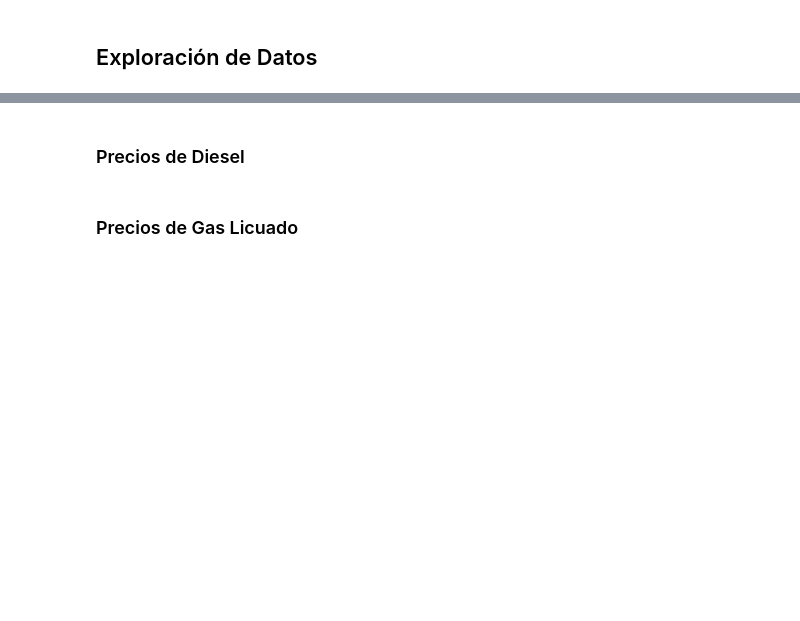
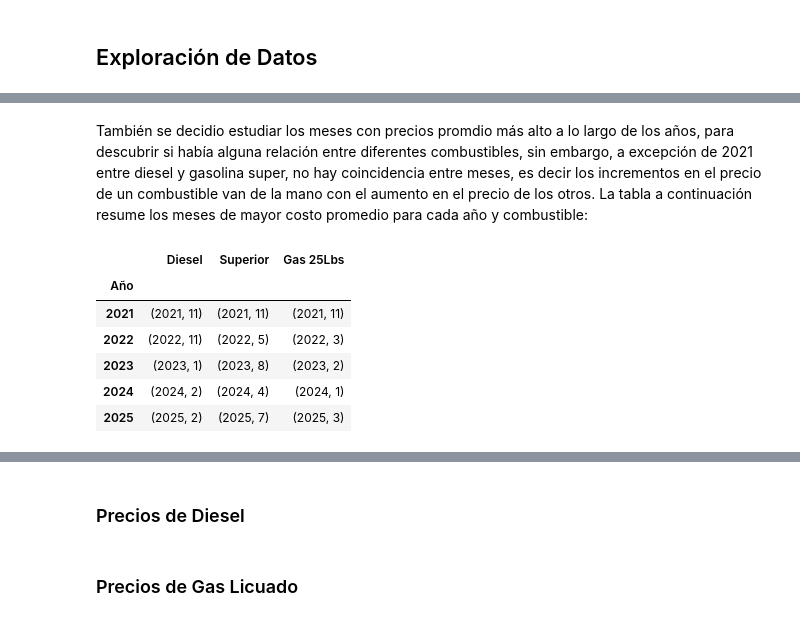
Before and after one commit to DanielRasho/DS-Lab1, a Jupyter notebook: report.ipynb, the cells around one changed output, grey strips where cells are left out. Drawn from its saved outputs; the diff is of its cells as text; code cells hidden in the pictures; blank space fills up the shorter version.

```diff
--- a/report.ipynb
+++ b/report.ipynb
@@ -101,0 +149,14 @@ plt.show()
+# %% [markdown]
+También se decidio estudiar los meses con precios promdio más alto a lo largo de los años, para descubrir si había alguna relación entre diferentes combustibles, sin embargo, a excepción de 2021 entre diesel y gasolina super, no hay coincidencia entre meses, es decir los incrementos en el precio de un combustible van de la mano con el aumento en el precio de los otros. La tabla a continuación resume los meses de mayor costo promedio para cada año y combustible:
+# %%
+monthly_avg = df_final.groupby(["Año", "Month"])[["Diesel", "Superior", "Gas 25Lbs"]].mean()
+max_months = monthly_avg.groupby("Año").idxmax()
+max_months
+# %% [output]
+|  | Diesel | Superior | Gas 25Lbs |
+| Año |  |  |  |
+| 2021 | (2021, 11) | (2021, 11) | (2021, 11) |
+| 2022 | (2022, 11) | (2022, 5) | (2022, 3) |
+| 2023 | (2023, 1) | (2023, 8) | (2023, 2) |
+| 2024 | (2024, 2) | (2024, 4) | (2024, 1) |
+| 2025 | (2025, 2) | (2025, 7) | (2025, 3) |
```
Also changed, not shown: parts of 16 cells of this notebook.
